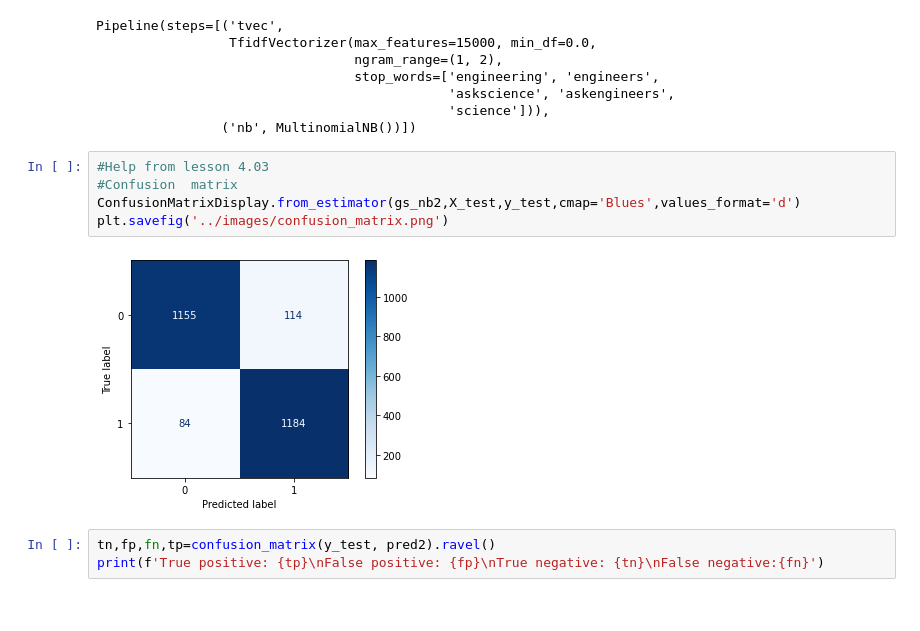
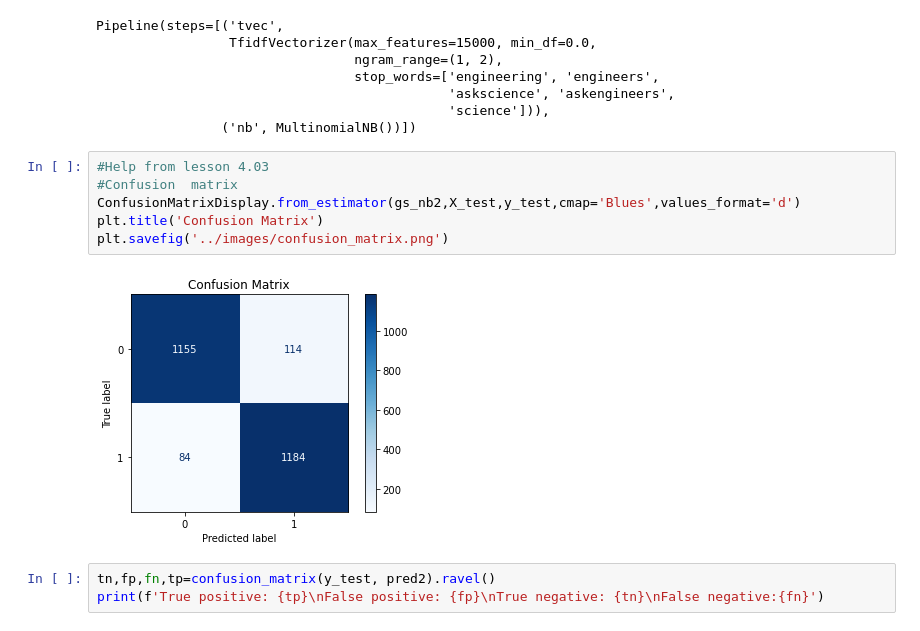
Before and after one commit to DeeVerma1/Reddit-NLP, a Jupyter notebook: Code/04-Model-Tuning-Production-model-Insights.ipynb, the cells around one changed output. Saved outputs shown, nothing was run; the diff lists cells and outputs as text.

```diff
--- a/Code/04-Model-Tuning-Production-model-Insights.ipynb
+++ b/Code/04-Model-Tuning-Production-model-Insights.ipynb
@@ -400,10 +400,11 @@ Pipeline(steps=[('tvec',
 # %%
 #Help from lesson 4.03
 #Confusion  matrix
 ConfusionMatrixDisplay.from_estimator(gs_nb2,X_test,y_test,cmap='Blues',values_format='d')
+plt.title('Confusion Matrix')
 plt.savefig('../images/confusion_matrix.png')
 # %% [output]
-[figure, old version]
+[figure, new version]
 # %%
 tn,fp,fn,tp=confusion_matrix(y_test, pred2).ravel()
 print(f'True positive: {tp}\nFalse positive: {fp}\nTrue negative: {tn}\nFalse negative:{fn}')
```
Also changed, not shown: parts of 1 cell of this notebook, 2 other files.
